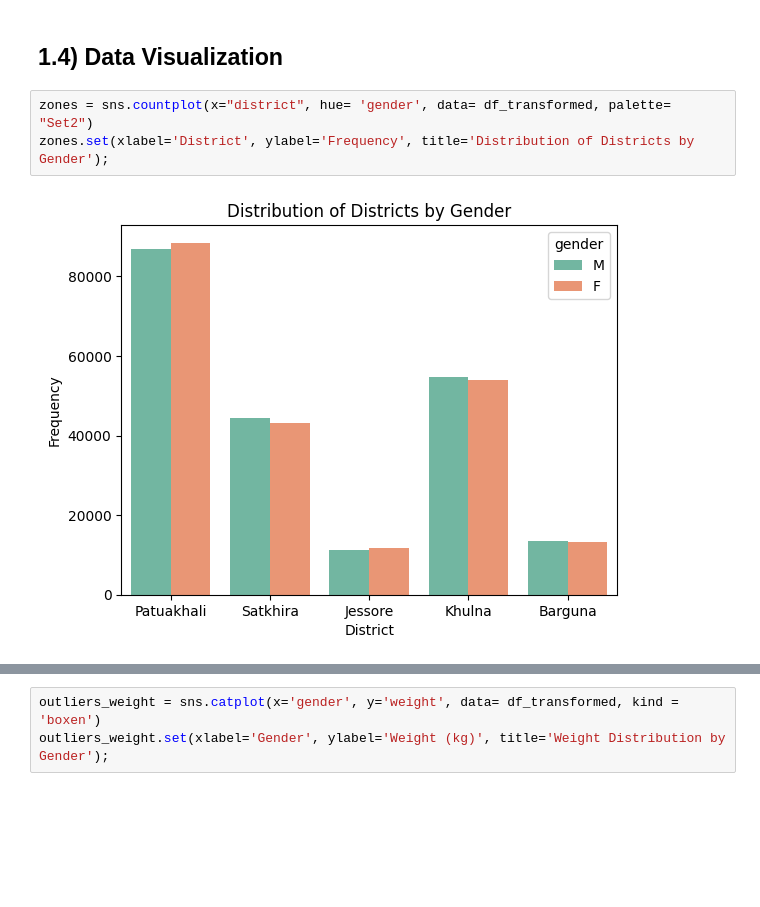
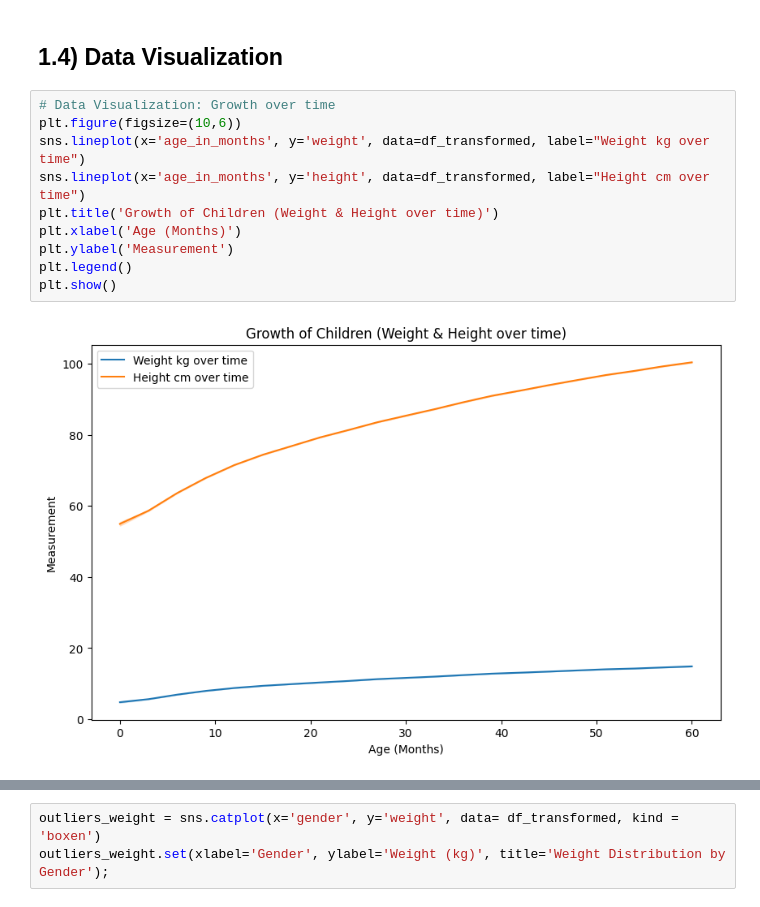
Before and after one commit to amcucunuba/growth_of_children, a Jupyter notebook: Baby's_growth.ipynb, the cells around one changed output, grey strips where cells are left out. Drawn from its saved outputs; the diff is of its cells as text; blank space fills up the shorter version.

```diff
--- a/Baby's_growth.ipynb
+++ b/Baby's_growth.ipynb
@@ -272,7 +260,14 @@ dtype: float64
 # %% [markdown]
 ## 1.4) Data Visualization
-# %%
-zones = sns.countplot(x="district", hue= 'gender', data= df_transformed, palette= "Set2")
-zones.set(xlabel='District', ylabel='Frequency', title='Distribution of Districts by Gender');
-# %% [output]
-[figure, removed]
+# %%
+# Data Visualization: Growth over time
+plt.figure(figsize=(10,6))
+sns.lineplot(x='age_in_months', y='weight', data=df_transformed, label="Weight kg over time")
+sns.lineplot(x='age_in_months', y='height', data=df_transformed, label="Height cm over time")
+plt.title('Growth of Children (Weight & Height over time)')
+plt.xlabel('Age (Months)')
+plt.ylabel('Measurement')
+plt.legend()
+plt.show()
+# %% [output]
+[figure, added]
```
Also changed, not shown: parts of 26 cells of this notebook.
